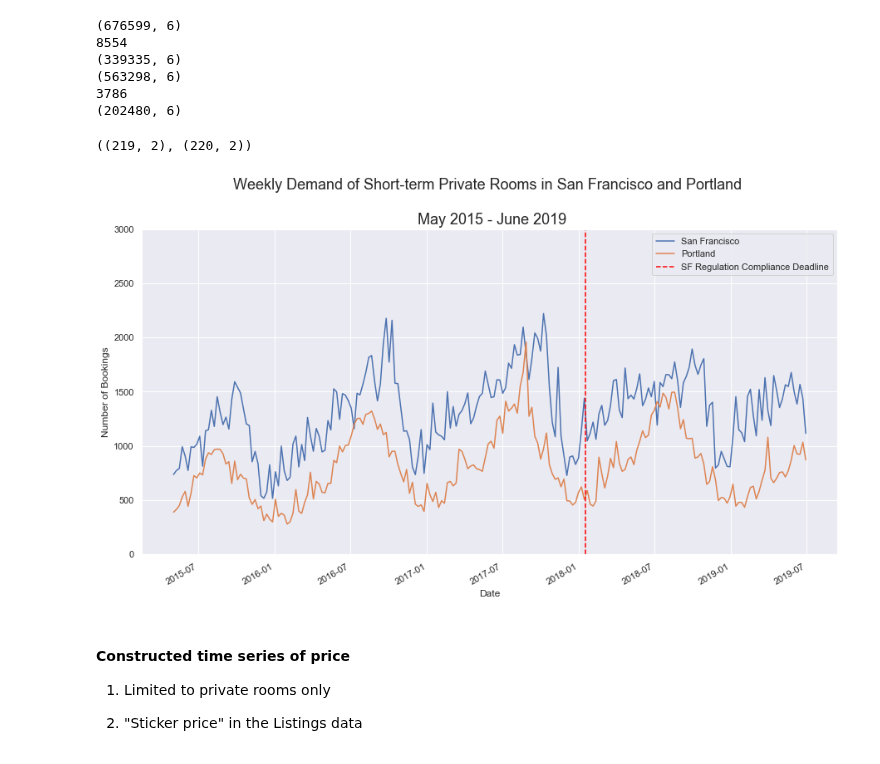
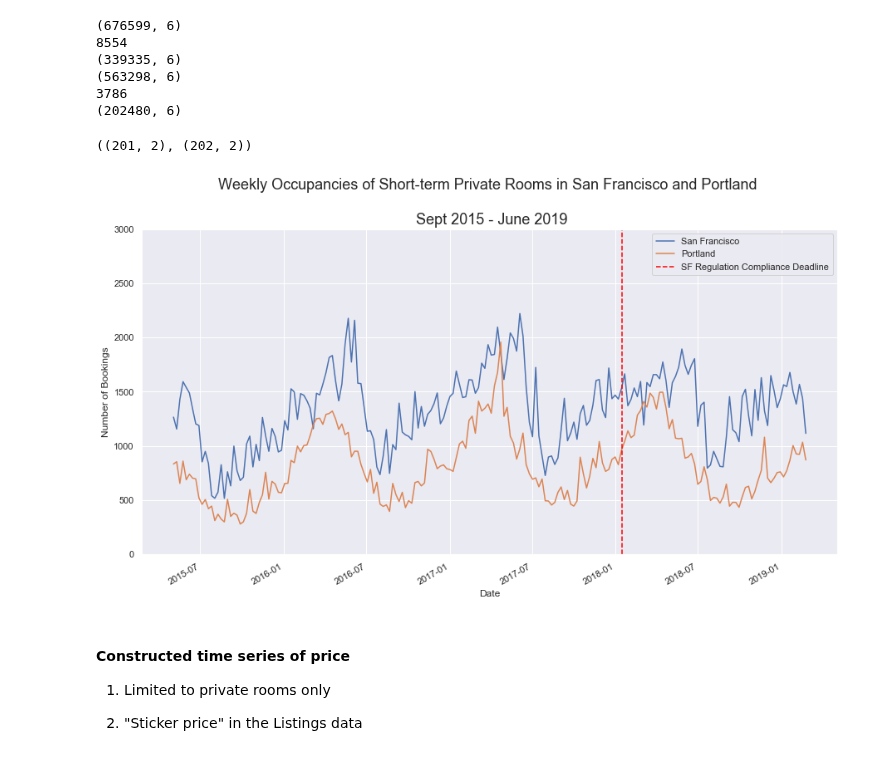
Before and after one commit to karensheng/Airbnb_Regulation, a Jupyter notebook: notebooks/Construct Time Series .ipynb, the cells around one changed output. Drawn from its saved outputs; the diff is of its cells as text; code cells hidden in the pictures.

```diff
--- a/notebooks/Construct Time Series .ipynb
+++ b/notebooks/Construct Time Series .ipynb
@@ -171,7 +170,7 @@ def weekly_demand(city,ls_id):
     reviews_tab = reviews.resample('W').size().reset_index(name=f"{city}_counts")
     reviews_tab = reviews_tab.set_index(pd.DatetimeIndex(reviews_tab['date']))
 
-    reviews_tab_post2015 = reviews_tab['2015-05-01':]
+    reviews_tab_post2015 = reviews_tab['2015-09-01':]
 
     return reviews_tab_post2015, demand_id
 # %%
@@ -187,7 +186,7 @@ weekly_demand_portland, demand_id_portland = weekly_demand('Portland',ls_id_port
 # %%
 weekly_demand_sf.shape, weekly_demand_portland.shape
 # %% [output]
-((219, 2), (220, 2))
+((201, 2), (202, 2))
 # %%
 comp_weekly_demand = weekly_demand_portland.merge(weekly_demand_sf, on = 'date', how = 'outer')
 # %%
@@ -197,29 +196,29 @@ comp_weekly_demand.to_csv("../data/comp_weekly_demand.csv")
 # %%
 xlinspace = pd.date_range('2015-05-03', periods= comp_weekly_demand.shape[0], freq='W')
 
 fig, ax = plt.subplots(1,figsize = (15,8))
 fig.autofmt_xdate()
 plt.plot(xlinspace,comp_weekly_demand['SF_counts'], label = "San Francisco")
 plt.plot(xlinspace,comp_weekly_demand['Portland_counts'], label = "Portland")
 
 # Deadline of compliance with regulation in SF
 
 plt.axvline(x= datetime.date(2018,1,16), color = 'red', linestyle='--',label='SF Regulation Compliance Deadline')
 
 
 ax.set_ylim(0,3000)
 plt.xlabel("Date")
 plt.ylabel("Number of Bookings")
-plt.title("Weekly Demand of Short-term Private Rooms in San Francisco and Portland \n \n May 2015 - June 2019", fontsize = 18)
+plt.title("Weekly Occupancies of Short-term Private Rooms in San Francisco and Portland \n \n Sept 2015 - June 2019", fontsize = 18)
 plt.legend()
 
 xfmt = mdates.DateFormatter('%m-%d-%y')
 
 plt.savefig('../images/weekly_demand_comp.png')
 
 plt.show();
 # %% [output]
-[figure, old version]
+[figure, new version]
 # %% [markdown]
 #### Constructed time series of price
 
```
Also changed, not shown: parts of 16 cells of this notebook.
